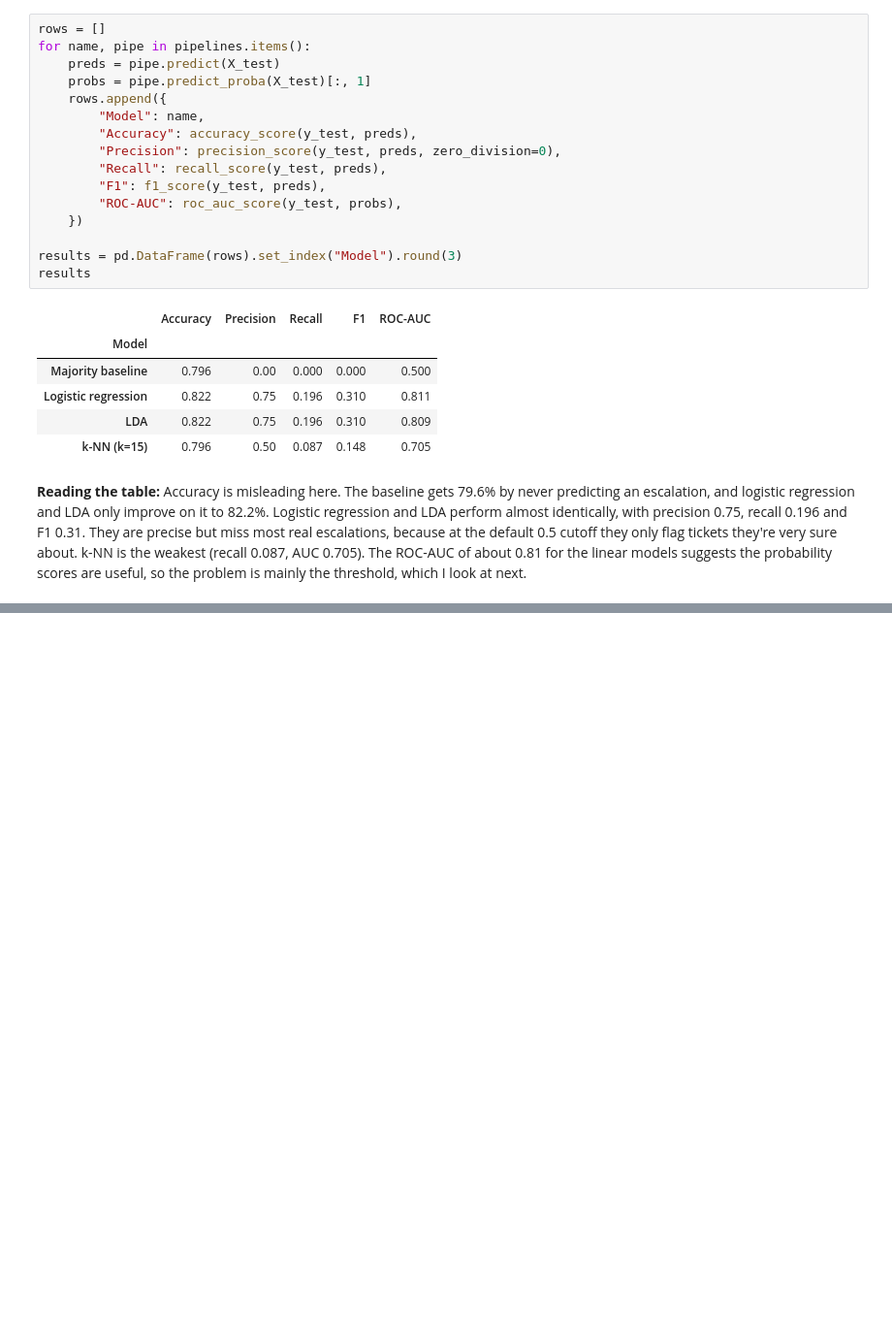
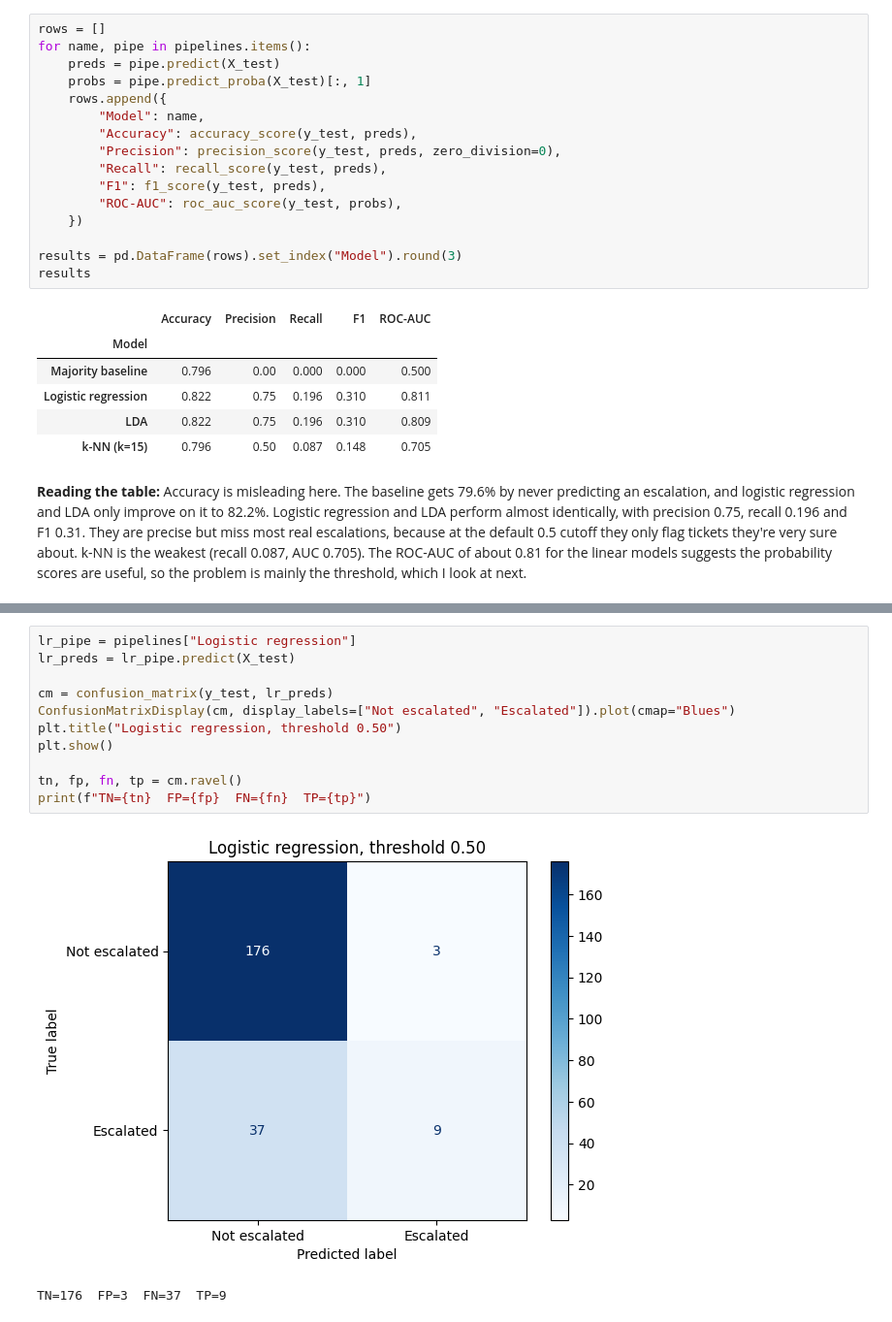
Before and after one commit to Ruhama-Beshada/lab3-ticket-escalation, a Jupyter notebook: lab3_ticket_escalation.ipynb, the cells around one changed output, grey strips where cells are left out. Shown at 97% size. Cells and saved outputs as stored; diff of their text form; blank space fills up the shorter version.

Commit message:
Task 7: confusion matrix and ROC curve for logistic regression

```diff
--- a/lab3_ticket_escalation.ipynb
+++ b/lab3_ticket_escalation.ipynb
@@ -312,0 +317,14 @@ results
+# %%
+lr_pipe = pipelines["Logistic regression"]
+lr_preds = lr_pipe.predict(X_test)
+
+cm = confusion_matrix(y_test, lr_preds)
+ConfusionMatrixDisplay(cm, display_labels=["Not escalated", "Escalated"]).plot(cmap="Blues")
+plt.title("Logistic regression, threshold 0.50")
+plt.show()
+
+tn, fp, fn, tp = cm.ravel()
+print(f"TN={tn}  FP={fp}  FN={fn}  TP={tp}")
+# %% [output]
+[figure, added]
+TN=176  FP=3  FN=37  TP=9
```
Also changed, not shown: parts of 4 cells of this notebook.
